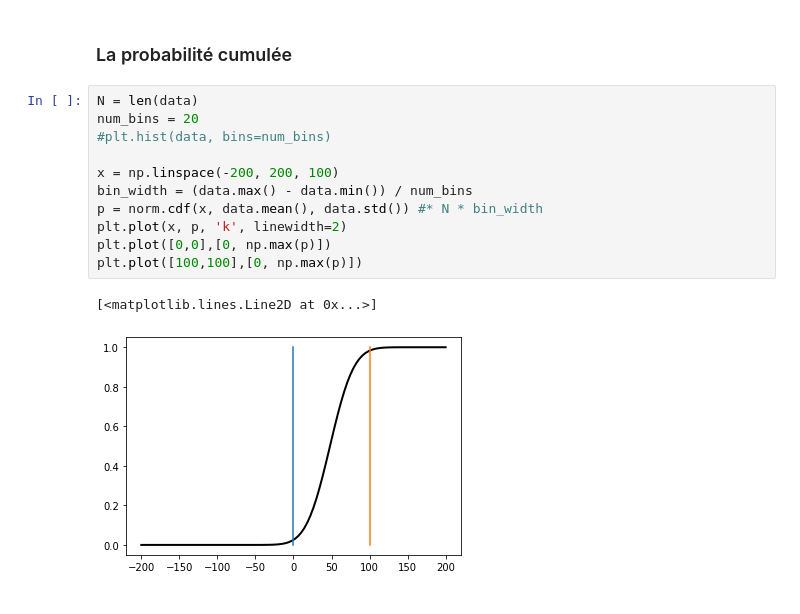
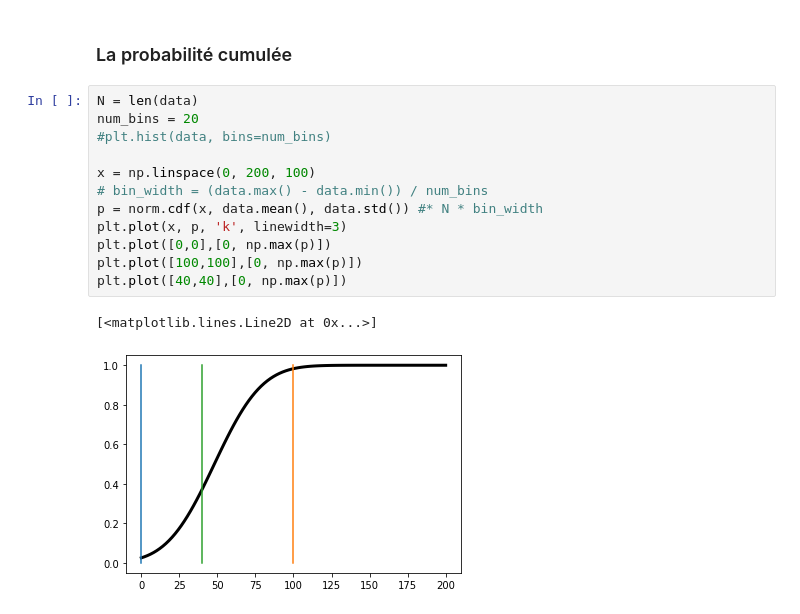
Before and after one commit to MickaWilk/Simplon_Projects, a Jupyter notebook: Exos/Stat Mat 6 Demonstration/Fish.ipynb, the cells around one changed output. Cells and saved outputs as stored; diff of their text form.

```diff
--- a/Exos/Stat Mat 6 Demonstration/Fish.ipynb
+++ b/Exos/Stat Mat 6 Demonstration/Fish.ipynb
@@ -138,14 +138,15 @@ plt.plot([100,100],[0, np.max(p)])
 # %%
 N = len(data)
 num_bins = 20
 #plt.hist(data, bins=num_bins)
 
-x = np.linspace(-200, 200, 100)
-bin_width = (data.max() - data.min()) / num_bins
+x = np.linspace(0, 200, 100)
+# bin_width = (data.max() - data.min()) / num_bins
 p = norm.cdf(x, data.mean(), data.std()) #* N * bin_width
-plt.plot(x, p, 'k', linewidth=2)
+plt.plot(x, p, 'k', linewidth=3)
 plt.plot([0,0],[0, np.max(p)])
 plt.plot([100,100],[0, np.max(p)])
+plt.plot([40,40],[0, np.max(p)])
 # %% [output]
 [<matplotlib.lines.Line2D at 0x...>]
-[figure, old version]
+[figure, new version]
```
Also changed, not shown: parts of 7 cells of this notebook.
